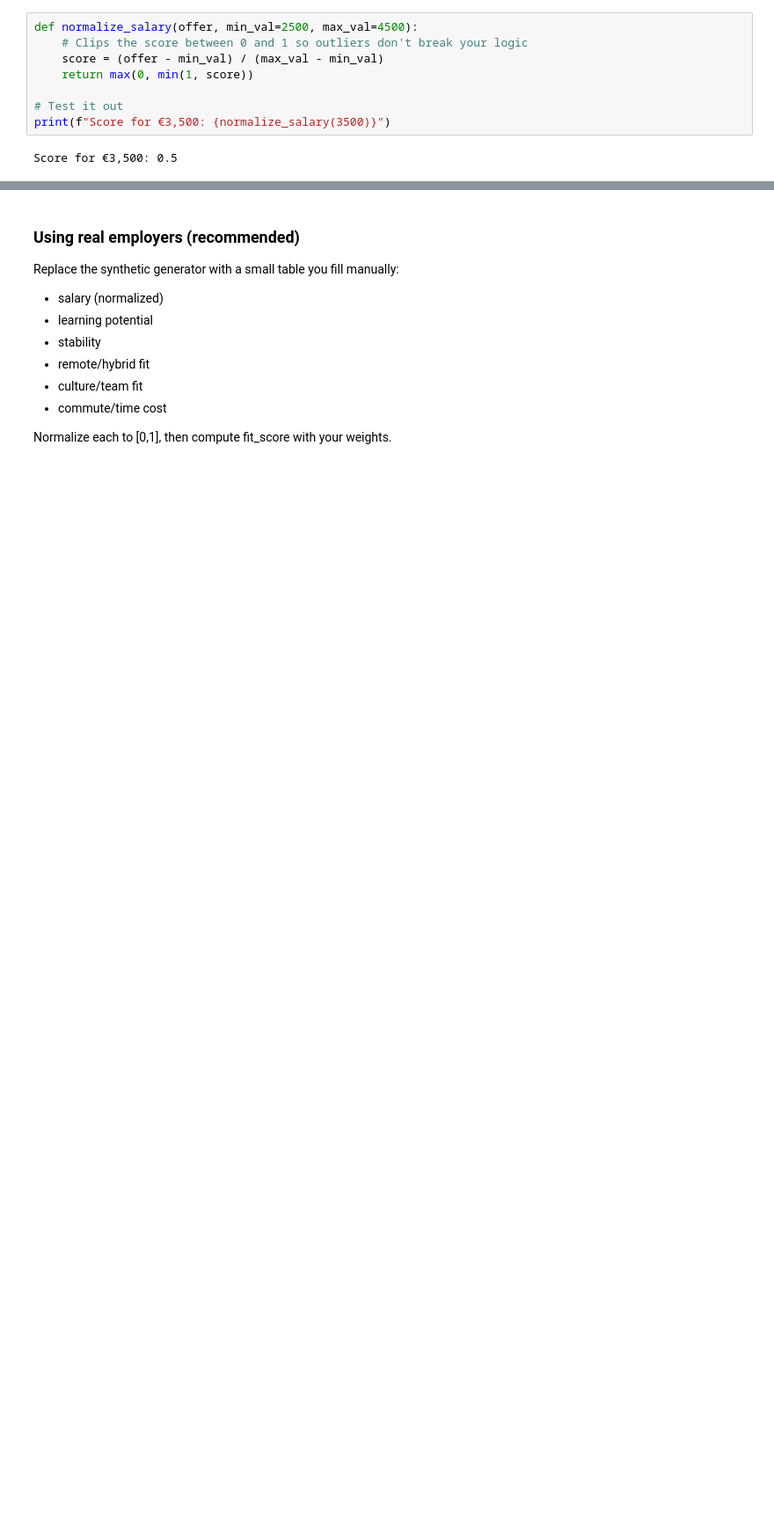
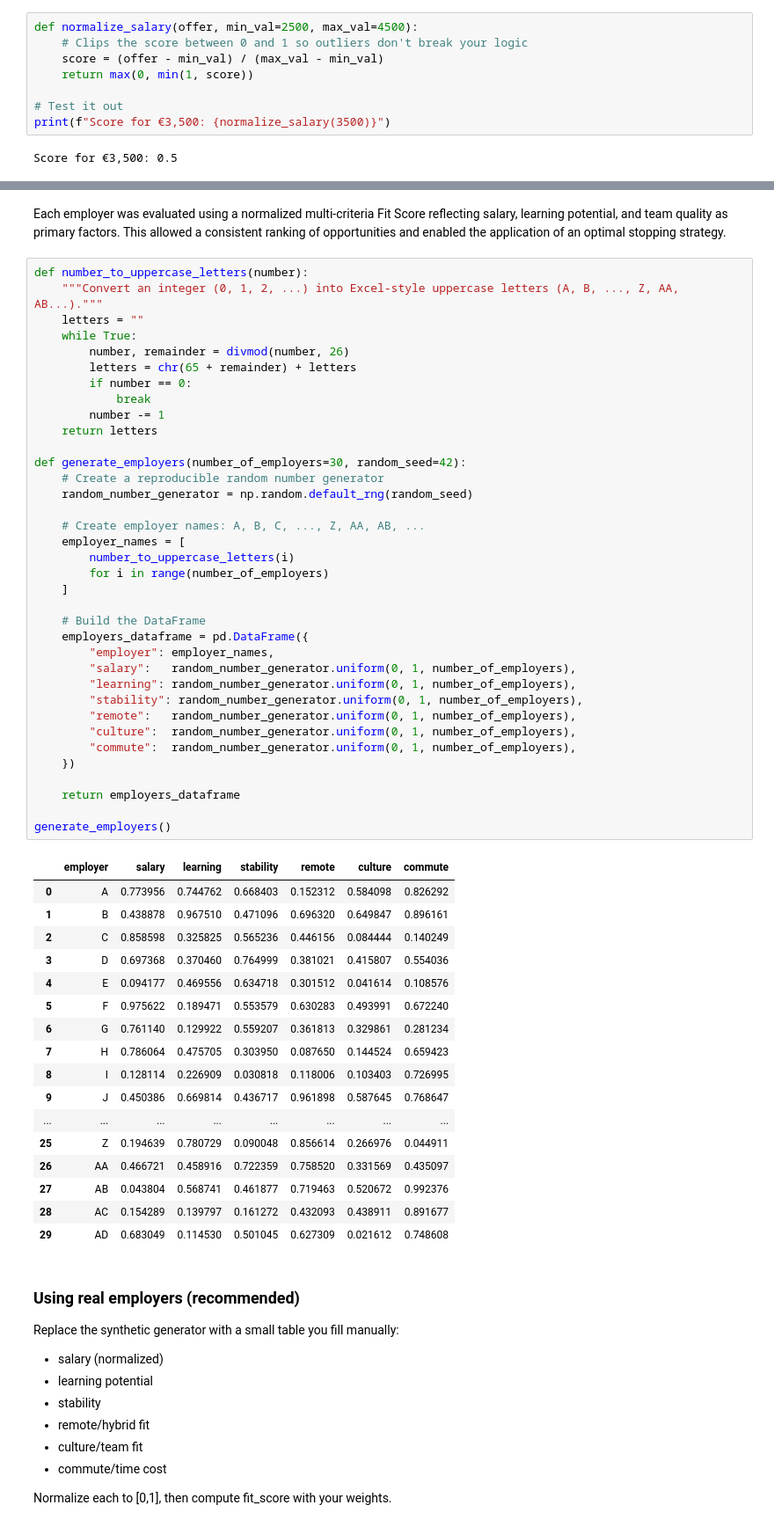
Before and after one commit to do-while-do/the-37percentage-rule, a Jupyter notebook: prime_37_job_search_37percentage_rule.ipynb, the cells around one changed output, grey strips where cells are left out. Shown at 88% size. Saved outputs shown, nothing was run; the diff lists cells and outputs as text; blank space fills up the shorter version.

```diff
--- a/prime_37_job_search_37percentage_rule.ipynb
+++ b/prime_37_job_search_37percentage_rule.ipynb
@@ -79,3 +231,59 @@ Score for €3,500: 0.5
+# %% [markdown]
+Each employer was evaluated using a normalized multi‑criteria Fit Score reflecting salary, learning potential, and team quality as primary factors. This allowed a consistent ranking of opportunities and enabled the application of an optimal stopping strategy.
+# %%
+def number_to_uppercase_letters(number):
+    """Convert an integer (0, 1, 2, ...) into Excel-style uppercase letters (A, B, ..., Z, AA, AB...)."""
+    letters = ""
+    while True:
+        number, remainder = divmod(number, 26)
+        letters = chr(65 + remainder) + letters
+        if number == 0:
+            break
+        number -= 1
+    return letters
+
+def generate_employers(number_of_employers=30, random_seed=42):
+    # Create a reproducible random number generator
+    random_number_generator = np.random.default_rng(random_seed)
+
+    # Create employer names: A, B, C, ..., Z, AA, AB, ...
+    employer_names = [
+        number_to_uppercase_letters(i)
+        for i in range(number_of_employers)
+    ]
+
+    # Build the DataFrame
+    employers_dataframe = pd.DataFrame({
+        "employer": employer_names,
+        "salary":   random_number_generator.uniform(0, 1, number_of_employers),
+        "learning": random_number_generator.uniform(0, 1, number_of_employers),
+        "stability": random_number_generator.uniform(0, 1, number_of_employers),
+        "remote":   random_number_generator.uniform(0, 1, number_of_employers),
+        "culture":  random_number_generator.uniform(0, 1, number_of_employers),
+        "commute":  random_number_generator.uniform(0, 1, number_of_employers),
+    })
+
+    return employers_dataframe
+
+generate_employers()
+# %% [output]
+|  | employer | salary | learning | stability | remote | culture | commute |
+| 0 | A | 0.773956 | 0.744762 | 0.668403 | 0.152312 | 0.584098 | 0.826292 |
+| 1 | B | 0.438878 | 0.967510 | 0.471096 | 0.696320 | 0.649847 | 0.896161 |
+| 2 | C | 0.858598 | 0.325825 | 0.565236 | 0.446156 | 0.084444 | 0.140249 |
+| 3 | D | 0.697368 | 0.370460 | 0.764999 | 0.381021 | 0.415807 | 0.554036 |
+| 4 | E | 0.094177 | 0.469556 | 0.634718 | 0.301512 | 0.041614 | 0.108576 |
+| 5 | F | 0.975622 | 0.189471 | 0.553579 | 0.630283 | 0.493991 | 0.672240 |
+| 6 | G | 0.761140 | 0.129922 | 0.559207 | 0.361813 | 0.329861 | 0.281234 |
+| 7 | H | 0.786064 | 0.475705 | 0.303950 | 0.087650 | 0.144524 | 0.659423 |
+| 8 | I | 0.128114 | 0.226909 | 0.030818 | 0.118006 | 0.103403 | 0.726995 |
+| 9 | J | 0.450386 | 0.669814 | 0.436717 | 0.961898 | 0.587645 | 0.768647 |
+| ... | ... | ... | ... | ... | ... | ... | ... |
+| 25 | Z | 0.194639 | 0.780729 | 0.090048 | 0.856614 | 0.266976 | 0.044911 |
+| 26 | AA | 0.466721 | 0.458916 | 0.722359 | 0.758520 | 0.331569 | 0.435097 |
+| 27 | AB | 0.043804 | 0.568741 | 0.461877 | 0.719463 | 0.520672 | 0.992376 |
+| 28 | AC | 0.154289 | 0.139797 | 0.161272 | 0.432093 | 0.438911 | 0.891677 |
+| 29 | AD | 0.683049 | 0.114530 | 0.501045 | 0.627309 | 0.021612 | 0.748608 |
 # %% [markdown]
 ### Using real employers (recommended)
 Replace the synthetic generator with a small table you fill manually:
```
Also changed, not shown: parts of 11 cells of this notebook.
